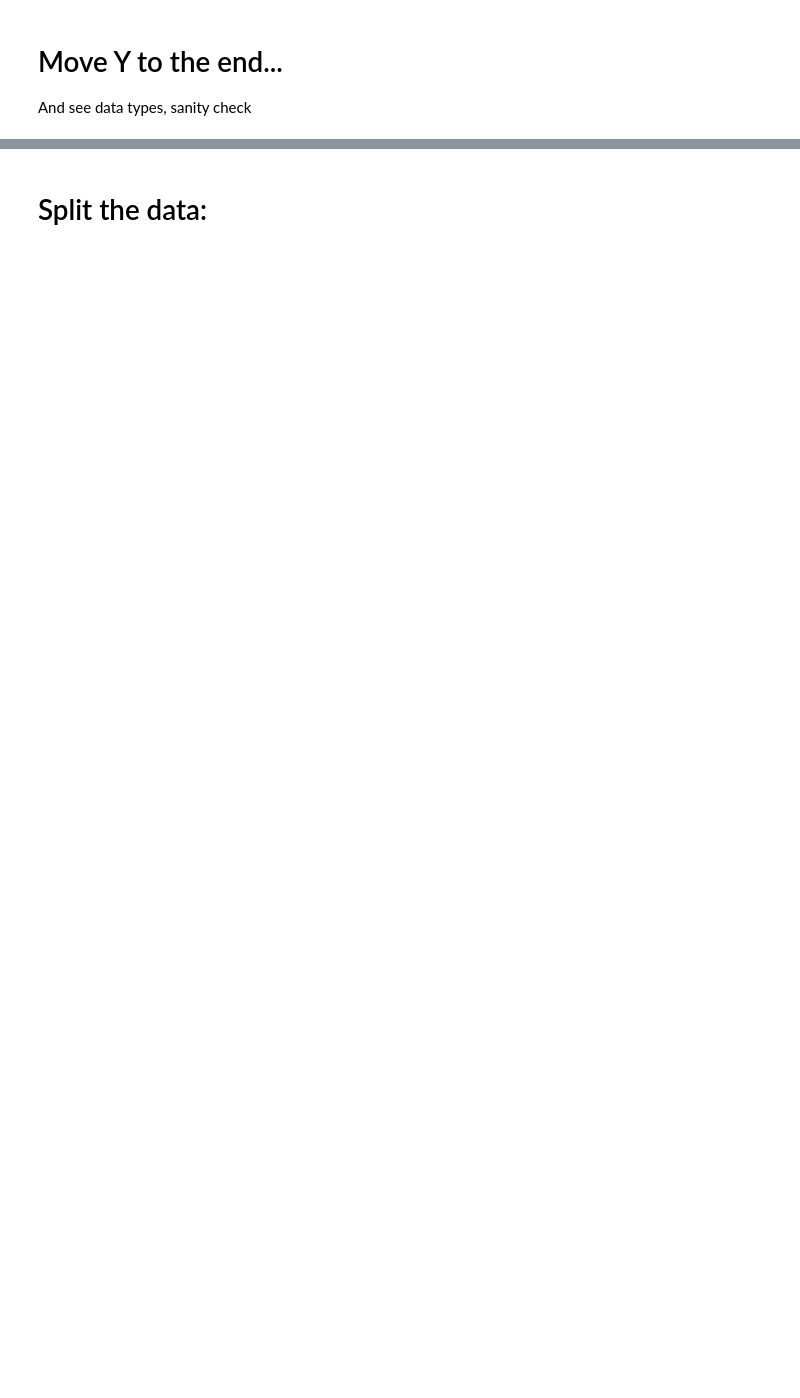
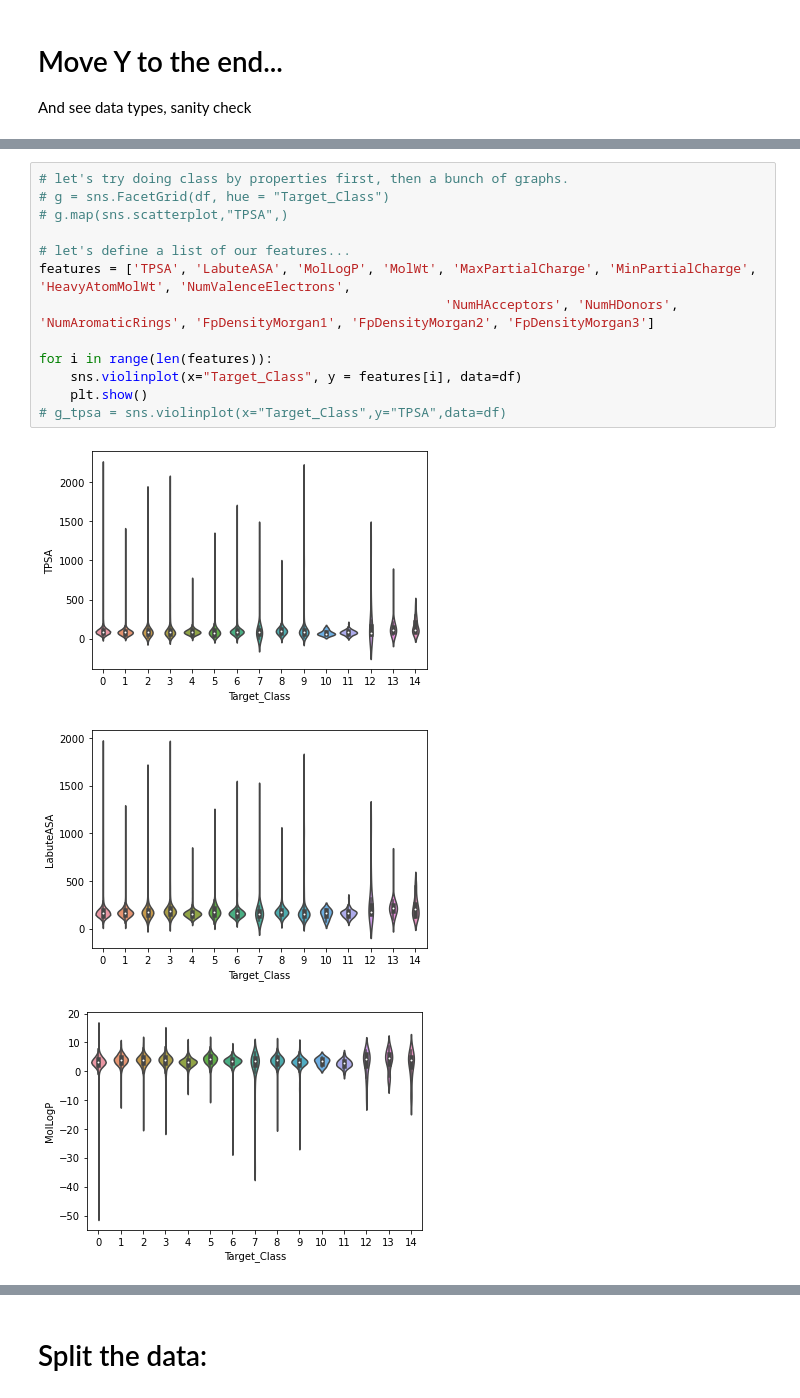
Before and after one commit to patimus-prime/proteinClassPrediction, a Jupyter notebook: presentation.ipynb, the cells around one changed output, grey strips where cells are left out. Cells and saved outputs as stored; diff of their text form; blank space fills up the shorter version.

```diff
--- a/presentation.ipynb
+++ b/presentation.ipynb
@@ -359,0 +432,17 @@ Now to finally separate out train and test samples.
+# %%
+# let's try doing class by properties first, then a bunch of graphs.
+# g = sns.FacetGrid(df, hue = "Target_Class")
+# g.map(sns.scatterplot,"TPSA",)
+
+# let's define a list of our features...
+features = ['TPSA', 'LabuteASA', 'MolLogP', 'MolWt', 'MaxPartialCharge', 'MinPartialCharge', 'HeavyAtomMolWt', 'NumValenceElectrons',
+                                                    'NumHAcceptors', 'NumHDonors', 'NumAromaticRings', 'FpDensityMorgan1', 'FpDensityMorgan2', 'FpDensityMorgan3']
+
+for i in range(len(features)):
+    sns.violinplot(x="Target_Class", y = features[i], data=df)
+    plt.show()
+# g_tpsa = sns.violinplot(x="Target_Class",y="TPSA",data=df)
+# %% [output]
+[figure, added]
+[figure, added]
+[figure, added]
```
Also changed, not shown: parts of 54 cells of this notebook.
